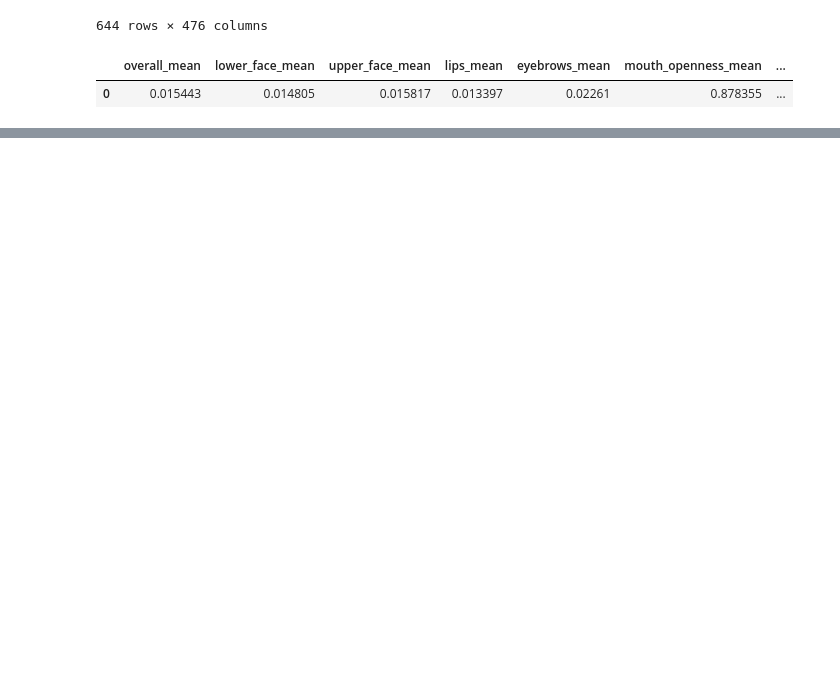
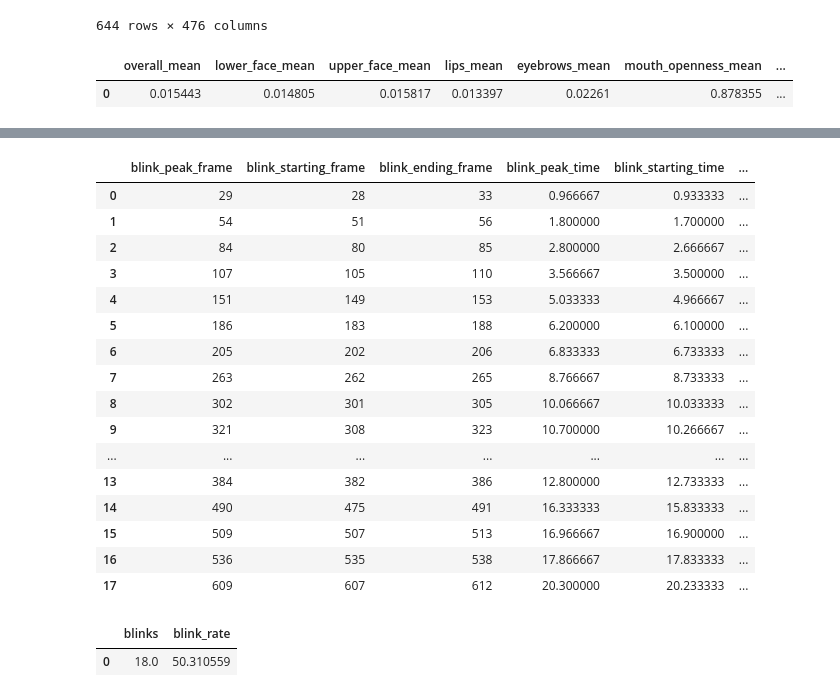
Before and after one commit to Pelmeshek1706/emora, a Jupyter notebook: demo_openwillis_face.ipynb, the cells around one changed output, grey strips where cells are left out. Cells and saved outputs as stored; diff of their text form; code cells hidden in the pictures; blank space fills up the shorter version.

```diff
--- a/demo_openwillis_face.ipynb
+++ b/demo_openwillis_face.ipynb
@@ -73,0 +88,4 @@ summary.head()
+# %%
+import openwillis.face as owf
+
+ear, blinks, summary = owf.eye_blink_rate(video = 'video.mov')
@@ -73,0 +110,25 @@ summary.head()
+# %%
+blinks
+# %% [output]
+|  | blink_peak_frame | blink_starting_frame | blink_ending_frame | blink_peak_time | blink_starting_time | ... |
+| 0 | 29 | 28 | 33 | 0.966667 | 0.933333 | ... |
+| 1 | 54 | 51 | 56 | 1.800000 | 1.700000 | ... |
+| 2 | 84 | 80 | 85 | 2.800000 | 2.666667 | ... |
+| 3 | 107 | 105 | 110 | 3.566667 | 3.500000 | ... |
+| 4 | 151 | 149 | 153 | 5.033333 | 4.966667 | ... |
+| 5 | 186 | 183 | 188 | 6.200000 | 6.100000 | ... |
+| 6 | 205 | 202 | 206 | 6.833333 | 6.733333 | ... |
+| 7 | 263 | 262 | 265 | 8.766667 | 8.733333 | ... |
+| 8 | 302 | 301 | 305 | 10.066667 | 10.033333 | ... |
+| 9 | 321 | 308 | 323 | 10.700000 | 10.266667 | ... |
+| ... | ... | ... | ... | ... | ... | ... |
+| 13 | 384 | 382 | 386 | 12.800000 | 12.733333 | ... |
+| 14 | 490 | 475 | 491 | 16.333333 | 15.833333 | ... |
+| 15 | 509 | 507 | 513 | 16.966667 | 16.900000 | ... |
+| 16 | 536 | 535 | 538 | 17.866667 | 17.833333 | ... |
+| 17 | 609 | 607 | 612 | 20.300000 | 20.233333 | ... |
+# %%
+summary
+# %% [output]
+|  | blinks | blink_rate |
+| 0 | 18.0 | 50.310559 |
```
Also changed, not shown: parts of 14 cells of this notebook, 3 other files.
